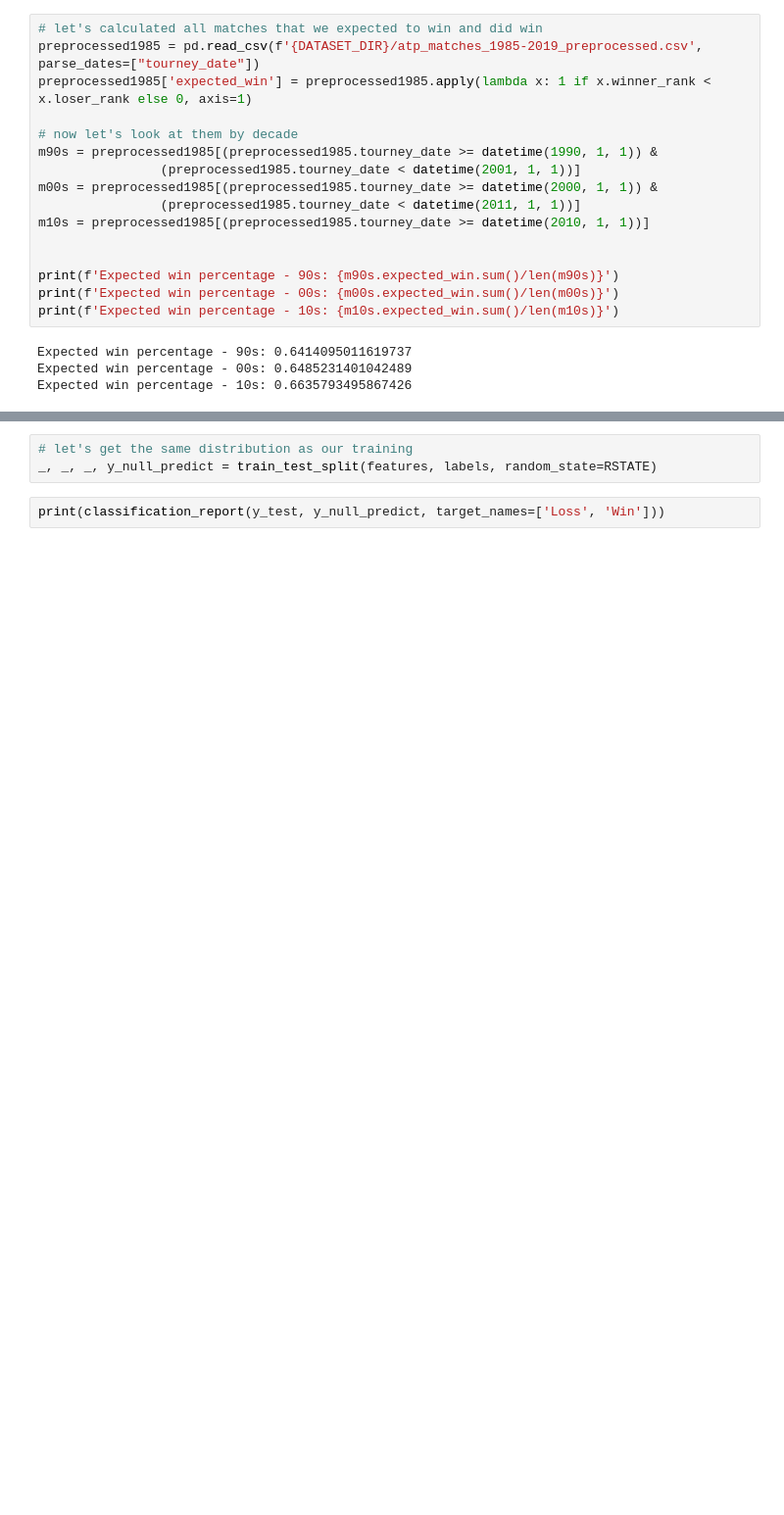
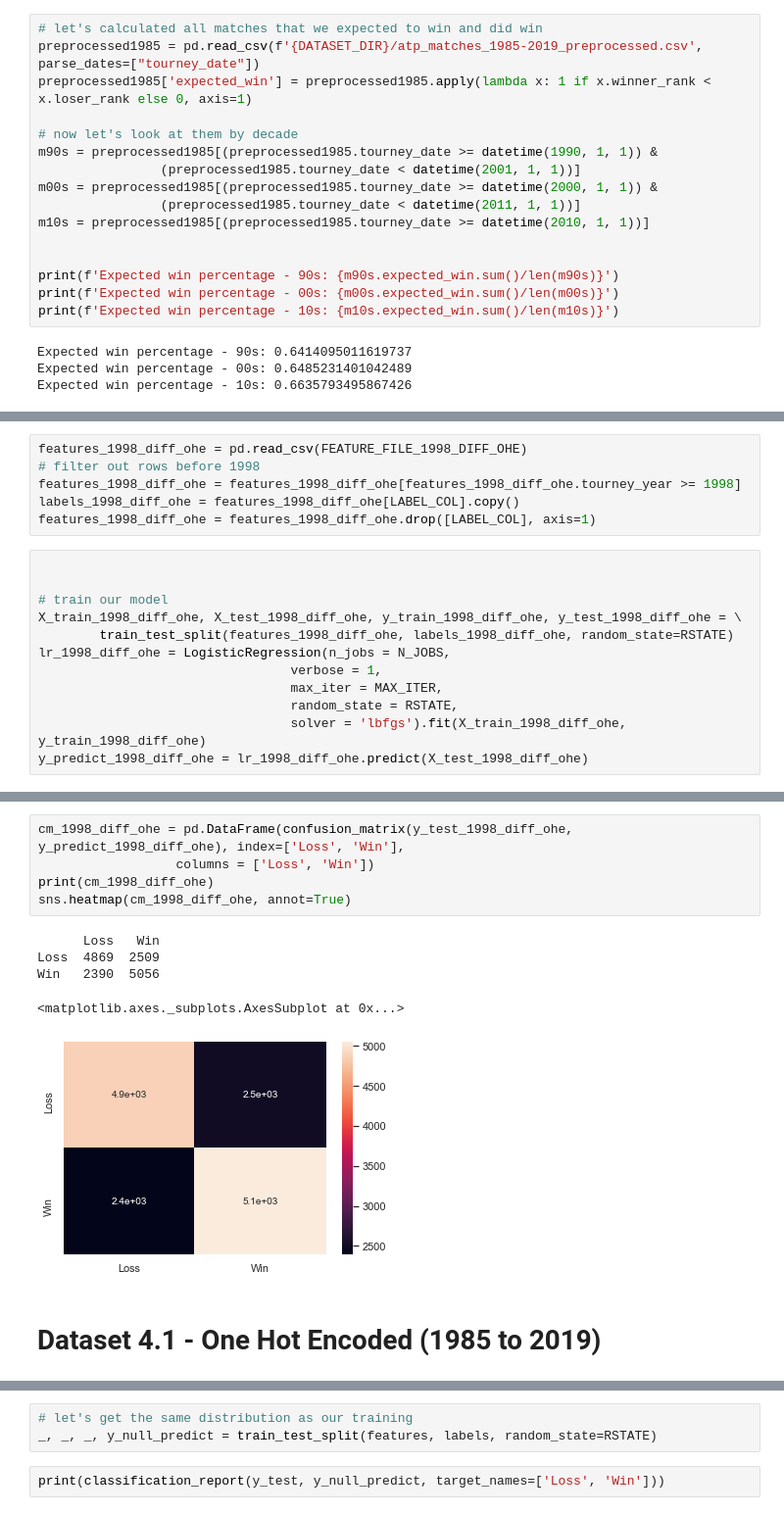
Before and after one commit to sv650s/atp-tennis-predictions, a Jupyter notebook: notebooks/4-atp_logistic_regression.ipynb, the cells around one changed output, grey strips where cells are left out. Shown at 98% size. Cells and saved outputs as stored; diff of their text form; blank space fills up the shorter version.

Commit message:
Ran LR on one hot encoded features

```diff
--- a/notebooks/4-atp_logistic_regression.ipynb
+++ b/notebooks/4-atp_logistic_regression.ipynb
@@ -260,0 +288,18 @@ Expected win percentage - 10s: 0.6635793495867426
+# %%
+features_1998_diff_ohe = pd.read_csv(FEATURE_FILE_1998_DIFF_OHE)
+# filter out rows before 1998
+features_1998_diff_ohe = features_1998_diff_ohe[features_1998_diff_ohe.tourney_year >= 1998]
+labels_1998_diff_ohe = features_1998_diff_ohe[LABEL_COL].copy()
+features_1998_diff_ohe = features_1998_diff_ohe.drop([LABEL_COL], axis=1)
+# %%
+
+
+# train our model
+X_train_1998_diff_ohe, X_test_1998_diff_ohe, y_train_1998_diff_ohe, y_test_1998_diff_ohe = \
+        train_test_split(features_1998_diff_ohe, labels_1998_diff_ohe, random_state=RSTATE)
+lr_1998_diff_ohe = LogisticRegression(n_jobs = N_JOBS,
+                                 verbose = 1,
+                                 max_iter = MAX_ITER,
+                                 random_state = RSTATE,
+                                 solver = 'lbfgs').fit(X_train_1998_diff_ohe, y_train_1998_diff_ohe)
+y_predict_1998_diff_ohe = lr_1998_diff_ohe.predict(X_test_1998_diff_ohe)
@@ -260,0 +324,13 @@ Expected win percentage - 10s: 0.6635793495867426
+# %%
+cm_1998_diff_ohe = pd.DataFrame(confusion_matrix(y_test_1998_diff_ohe, y_predict_1998_diff_ohe), index=['Loss', 'Win'],
+                  columns = ['Loss', 'Win'])
+print(cm_1998_diff_ohe)
+sns.heatmap(cm_1998_diff_ohe, annot=True)
+# %% [output]
+      Loss   Win
+Loss  4869  2509
+Win   2390  5056
+<matplotlib.axes._subplots.AxesSubplot at 0x...>
+[figure, added]
+# %% [markdown]
+# Dataset 4.1 - One Hot Encoded (1985 to 2019)
```
Also changed, not shown: parts of 32 cells of this notebook.
